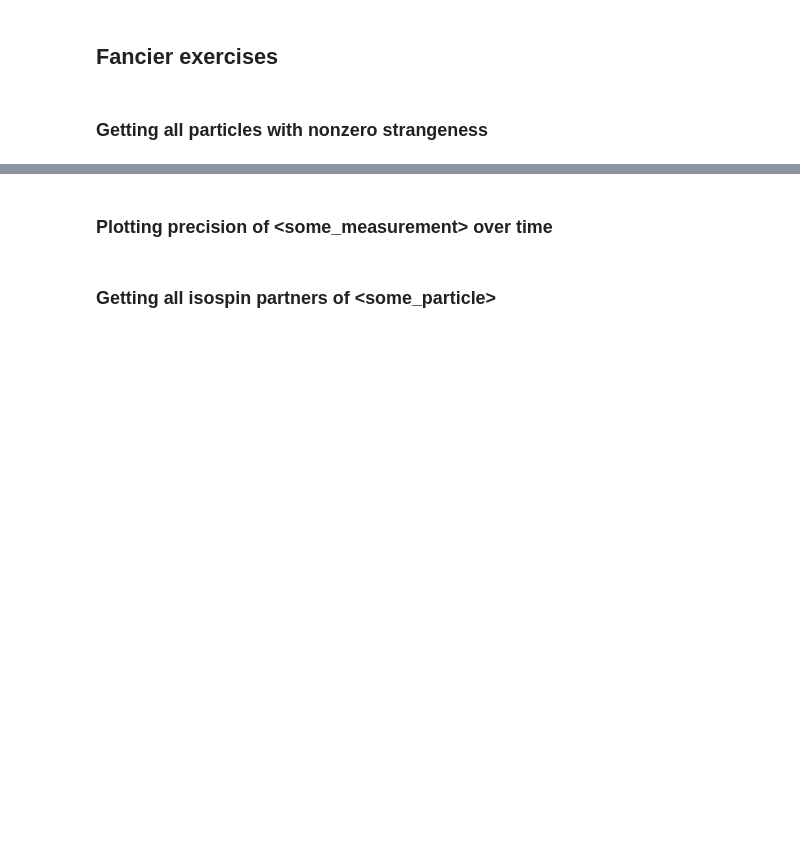
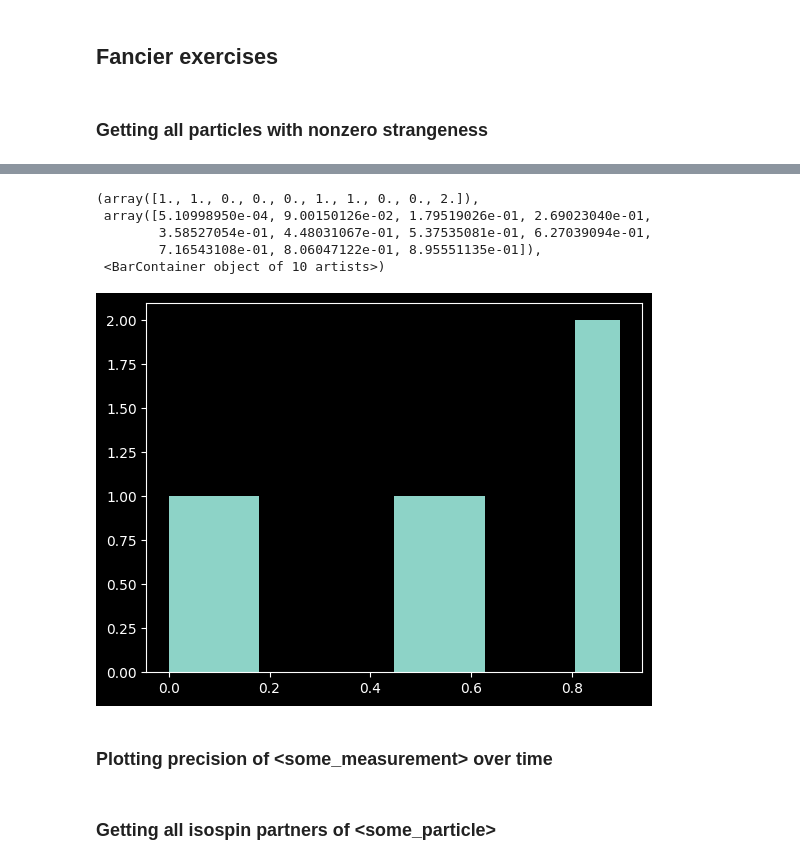
Before and after one commit to mjkramer/pyhep_tutorial, a Jupyter notebook: pyhep_tutorial.ipynb, the cells around one changed output, grey strips where cells are left out. Saved outputs shown, nothing was run; the diff lists cells and outputs as text; code cells hidden in the pictures; blank space fills up the shorter version.

```diff
--- a/pyhep_tutorial.ipynb
+++ b/pyhep_tutorial.ipynb
@@ -437,0 +522,6 @@ prop = api.get('S067')
+# %%
+for decay in p.exclusive_branching_fractions():
+    for decay_product in decay.decay_products:
+        item = decay_product.item
+        if item.has_particle and item.particle.name == jpsi_name:
+            print(f'{decay.description:40s}{decay.display_value_text}')
@@ -440,3 +571,23 @@ prop = api.get('S067')
+# %%
+all_masses = set()
+# p = api.get_particle_by_name('Upsilon(1S)')
+p = api.get_particle_by_name('D0')
+for decay in p.branching_fractions():
+    for p in decay.decay_products:
+        if not p.item.has_particle:
+            continue
+        mass_prop = next(p.item.particle.masses(), None)
+        if mass_prop is None:
+            continue
+        all_masses.add(mass_prop.value)
+plt.hist(masses)
+# %% [output]
+(array([1., 1., 0., 0., 0., 1., 1., 0., 0., 2.]),
+ array([5.10998950e-04, 9.00150126e-02, 1.79519026e-01, 2.69023040e-01,
+        3.58527054e-01, 4.48031067e-01, 5.37535081e-01, 6.27039094e-01,
+        7.16543108e-01, 8.06047122e-01, 8.95551135e-01]),
+ <BarContainer object of 10 artists>)
+[figure, added]
 # %% [markdown]
 ### Plotting precision of \<some_measurement\> over time
 # %% [markdown]
```
Also changed, not shown: parts of 19 cells of this notebook.
